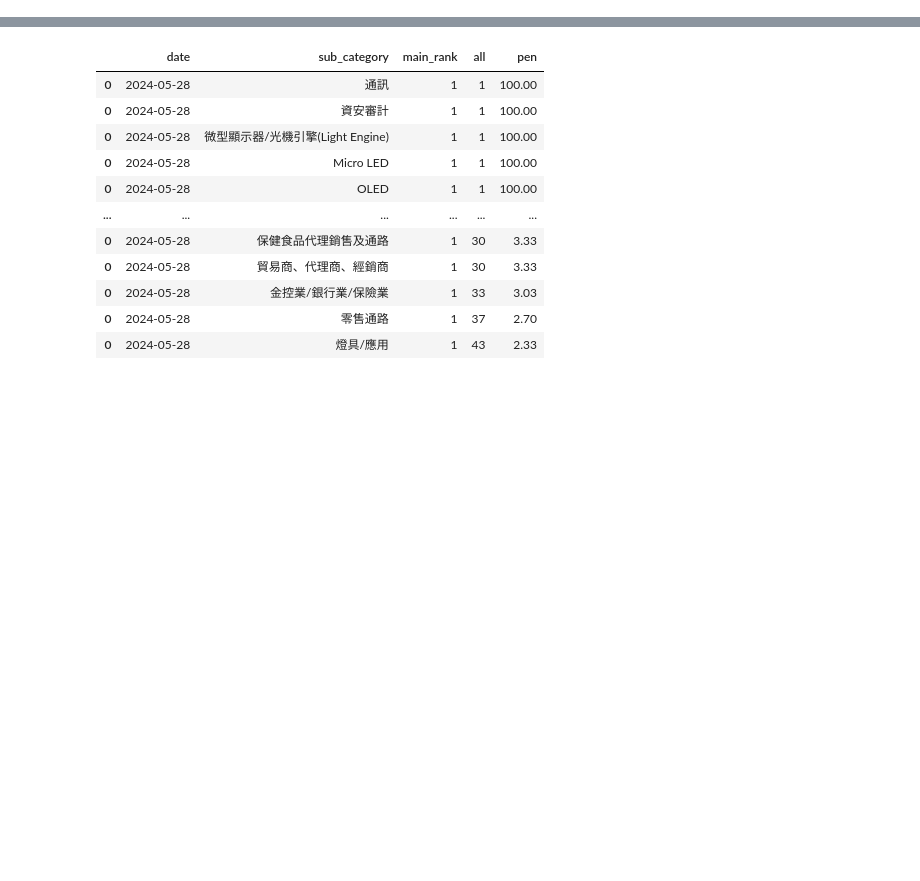
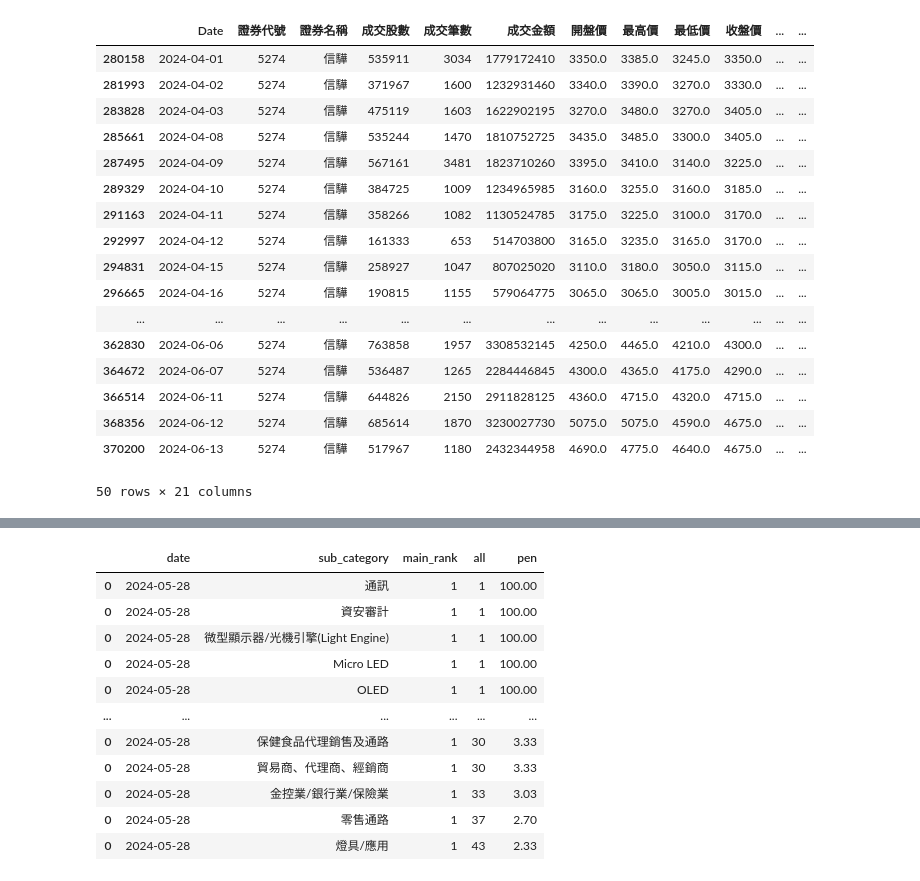
Before and after one commit to mulderfang/stock, a Jupyter notebook: 資料寫入mysql.ipynb, the cells around one changed output, grey strips where cells are left out. Saved outputs shown, nothing was run; the diff lists cells and outputs as text; code cells hidden in the pictures; blank space fills up the shorter version.

```diff
--- a/資料寫入mysql.ipynb
+++ b/資料寫入mysql.ipynb
@@ -262,21 +265,24 @@ engine = create_engine(f'mysql+mysqlconnector://{db_user}:{db_password}@{db_host
 
 # 設置日期範圍
 #today = datetime(2024, 5, 25)
-start_date = pd.to_datetime(stock_df_update['Date']).unique().tolist()[0].date()
-end_date = pd.to_datetime(stock_df_update['Date']).unique().tolist()[-1].date()
+today = datetime.now().date()
+one_year_ago = today - timedelta(days=365)
 
 # 格式化日期
-start_date = start_date.strftime('%Y%m%d')
-end_date = end_date.strftime('%Y%m%d')
+today_str = today.strftime('%Y%m%d')
+one_year_ago_str = one_year_ago.strftime('%Y%m%d')
+
+
 
 # SQL 查詢 個股
 query_stock = f"""
 SELECT *
 FROM daily_price
-WHERE date >= '{start_date}' AND date <= '{end_date}'
+WHERE date >= '{one_year_ago_str}' AND date <= '{today_str}'
 """
 
-stock_df_update_done = pd.read_sql(query_stock, engine)
+# 使用 pd.read_sql 來執行查詢並讀取數據到 DataFrame
+stock_df_raw = pd.read_sql(query_stock, engine)
 # %%
 import collections
 df_rs70_category_week = pd.DataFrame()  #多筆每日強勢細產業
@@ -366,0 +462,22 @@ compare_df
+# %%
+tt = stock_df_raw[stock_df_raw['證券名稱'] == '信驊']
+tt.tail(50)
+# %% [output]
+|  | Date | 證券代號 | 證券名稱 | 成交股數 | 成交筆數 | 成交金額 | 開盤價 | 最高價 | 最低價 | 收盤價 | ... | ... |
+| 280158 | 2024-04-01 | 5274 | 信驊 | 535911 | 3034 | 1779172410 | 3350.0 | 3385.0 | 3245.0 | 3350.0 | ... | ... |
+| 281993 | 2024-04-02 | 5274 | 信驊 | 371967 | 1600 | 1232931460 | 3340.0 | 3390.0 | 3270.0 | 3330.0 | ... | ... |
+| 283828 | 2024-04-03 | 5274 | 信驊 | 475119 | 1603 | 1622902195 | 3270.0 | 3480.0 | 3270.0 | 3405.0 | ... | ... |
+| 285661 | 2024-04-08 | 5274 | 信驊 | 535244 | 1470 | 1810752725 | 3435.0 | 3485.0 | 3300.0 | 3405.0 | ... | ... |
+| 287495 | 2024-04-09 | 5274 | 信驊 | 567161 | 3481 | 1823710260 | 3395.0 | 3410.0 | 3140.0 | 3225.0 | ... | ... |
+| 289329 | 2024-04-10 | 5274 | 信驊 | 384725 | 1009 | 1234965985 | 3160.0 | 3255.0 | 3160.0 | 3185.0 | ... | ... |
+| 291163 | 2024-04-11 | 5274 | 信驊 | 358266 | 1082 | 1130524785 | 3175.0 | 3225.0 | 3100.0 | 3170.0 | ... | ... |
+| 292997 | 2024-04-12 | 5274 | 信驊 | 161333 | 653 | 514703800 | 3165.0 | 3235.0 | 3165.0 | 3170.0 | ... | ... |
+| 294831 | 2024-04-15 | 5274 | 信驊 | 258927 | 1047 | 807025020 | 3110.0 | 3180.0 | 3050.0 | 3115.0 | ... | ... |
+| 296665 | 2024-04-16 | 5274 | 信驊 | 190815 | 1155 | 579064775 | 3065.0 | 3065.0 | 3005.0 | 3015.0 | ... | ... |
+| ... | ... | ... | ... | ... | ... | ... | ... | ... | ... | ... | ... | ... |
+| 362830 | 2024-06-06 | 5274 | 信驊 | 763858 | 1957 | 3308532145 | 4250.0 | 4465.0 | 4210.0 | 4300.0 | ... | ... |
+| 364672 | 2024-06-07 | 5274 | 信驊 | 536487 | 1265 | 2284446845 | 4300.0 | 4365.0 | 4175.0 | 4290.0 | ... | ... |
+| 366514 | 2024-06-11 | 5274 | 信驊 | 644826 | 2150 | 2911828125 | 4360.0 | 4715.0 | 4320.0 | 4715.0 | ... | ... |
+| 368356 | 2024-06-12 | 5274 | 信驊 | 685614 | 1870 | 3230027730 | 5075.0 | 5075.0 | 4590.0 | 4675.0 | ... | ... |
+| 370200 | 2024-06-13 | 5274 | 信驊 | 517967 | 1180 | 2432344958 | 4690.0 | 4775.0 | 4640.0 | 4675.0 | ... | ... |
+50 rows × 21 columns
```
Also changed, not shown: parts of 16 cells of this notebook.
